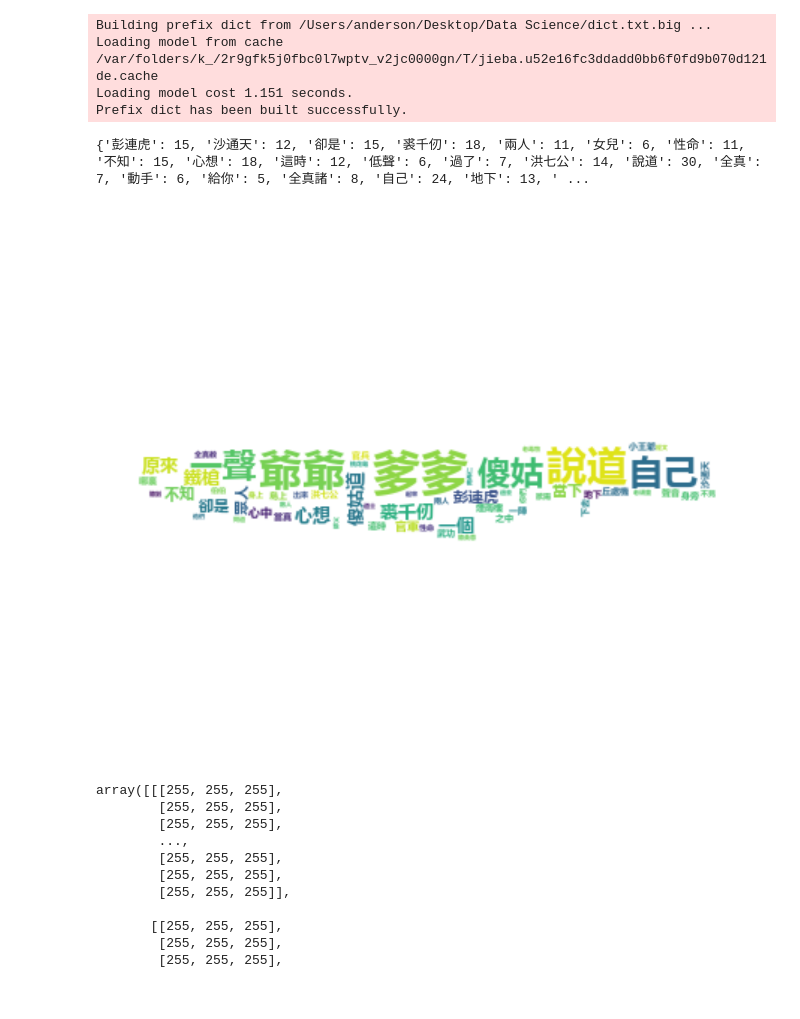
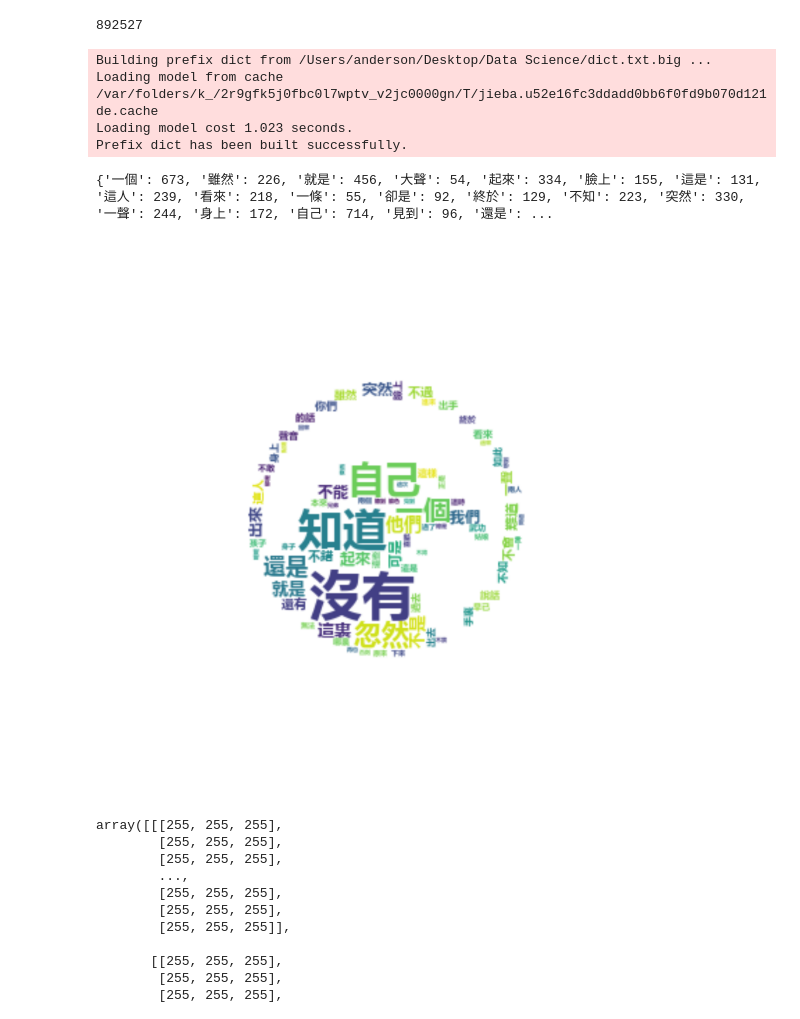
Before and after one commit to AndersonTsaiTW/PL_Repo, a Jupyter notebook: 02_Homework/HW4/GLandJY.ipynb, the cells around one changed output. Drawn from its saved outputs; the diff is of its cells as text; code cells hidden in the pictures.

```diff
--- a/02_Homework/HW4/GLandJY.ipynb
+++ b/02_Homework/HW4/GLandJY.ipynb
@@ -36,2 +7,0 @@ AttributeError: 'dict' object has no attribute 'dtype'
-# %%
-jieba.set_dictionary('/Users/anderson/Desktop/Data Science/dict.txt.big')
@@ -51,0 +64,31 @@ from collections import Counter # 次數統計
+# %%
+dictfile = "/Users/anderson/Desktop/Data Science/dict.txt.big"  # 字典檔
+stopfile = "/Users/anderson/Desktop/Data Science/GitHub/PL-Repo/02_Homework/HW4/stopwords.txt"  # stopwords
+fontpath = "/Users/anderson/Library/Group Containers/UBF8T346G9.Office/FontCache/4/CloudFonts/TTC/82731638364.ttc"  # 字型檔
+
+#mdfile = test_tt[0]
+pngfile = "./vg_knife.webp"  # 剛才下載存的底圖
+
+alice_mask = np.array(Image.open(pngfile))
+
+jieba.set_dictionary(dictfile)
+jieba.analyse.set_stop_words(stopfile)
+
+#text = open(mdfile,"r",encoding="utf-8").read()
+
+tags = jieba.analyse.extract_tags(lee["text"][1], topK=200)
+
+seg_list = jieba.lcut(orgdata, cut_all=False)
+dictionary = Counter(seg_list)
+
+freq = {}
+for ele in dictionary:
+    if ele in tags:
+        freq[ele] = dictionary[ele]
+print(freq) # 計算出現的次數
+
+wordcloud = WordCloud(background_color="white", mask=alice_mask, contour_color='steelblue', font_path= fontpath).generate_from_frequencies(freq)
+plt.figure(figsize=(30,30))
+plt.imshow(wordcloud, interpolation="bilinear")
+plt.axis("off")
+plt.show()
@@ -52,41 +102,49 @@ from collections import Counter # 次數統計
+# %%
+cheros_all = ""
+for i in range(0,40):
+    cheros_all = cheros_all + cheros["text"][i]
+#cheros["text"][39]
+len(cheros_all)
+# %% [output]
+892527
 # %%
 dictfile = "/Users/anderson/Desktop/Data Science/dict.txt.big"  # 字典檔
 stopfile = "./stopwords_knife.txt"  # stopwords
 fontpath = "/Users/anderson/Library/Group Containers/UBF8T346G9.Office/FontCache/4/CloudFonts/TTC/82731638364.ttc"  # 字型檔
 
 #mdfile = test_tt[0]
-pngfile = "./vg_knife.webp"  # 剛才下載存的底圖
+pngfile = "./eagle2.jpeg"  # 剛才下載存的底圖
 
 alice_mask = np.array(Image.open(pngfile))
 
 jieba.set_dictionary(dictfile)
 jieba.analyse.set_stop_words(stopfile)
 
 #text = open(mdfile,"r",encoding="utf-8").read()
 
-tags = jieba.analyse.extract_tags(orgdata, topK=125)
+tags = jieba.analyse.extract_tags(cheros_all, topK=300)
 
 seg_list = jieba.lcut(orgdata, cut_all=False)
 dictionary = Counter(seg_list)
 
 freq = {}
 for ele in dictionary:
     if ele in tags:
         freq[ele] = dictionary[ele]
 print(freq) # 計算出現的次數
 
 wordcloud = WordCloud(background_color="white", mask=alice_mask, contour_color='steelblue', font_path= fontpath).generate_from_frequencies(freq)
-plt.figure(figsize=(20,20))
+plt.figure(figsize=(30,30))
 plt.imshow(wordcloud, interpolation="bilinear")
 plt.axis("off")
 plt.show()
 # %% [output]
 Building prefix dict from /Users/anderson/Desktop/Data Science/dict.txt.big ...
 Loading model from cache /var/folders/k_/2r9gfk5j0fbc0l7wptv_v2jc0000gn/T/jieba.u52e16fc3ddadd0bb6f0fd9b070d121de.cache
-Loading model cost 1.151 seconds.
+Loading model cost 1.023 seconds.
 Prefix dict has been built successfully.
-{'彭連虎': 15, '沙通天': 12, '卻是': 15, '裘千仞': 18, '兩人': 11, '女兒': 6, '性命': 11, '不知': 15, '心想': 18, '這時': 12, '低聲': 6, '過了': 7, '洪七公': 14, '說道': 30, '全真': 7, '動手': 6, '給你': 5, '全真諸': 8, '自己': 24, '地下': 13, ' ...
+{'一個': 673, '雖然': 226, '就是': 456, '大聲': 54, '起來': 334, '臉上': 155, '這是': 131, '這人': 239, '看來': 218, '一條': 55, '卻是': 92, '終於': 129, '不知': 223, '突然': 330, '一聲': 244, '身上': 172, '自己': 714, '見到': 96, '還是': ...
-[figure, old version]
+[figure, new version]
 # %%
 alice_mask
 # %% [output]
```
Also changed, not shown: parts of 11 cells of this notebook, 11 other files.
